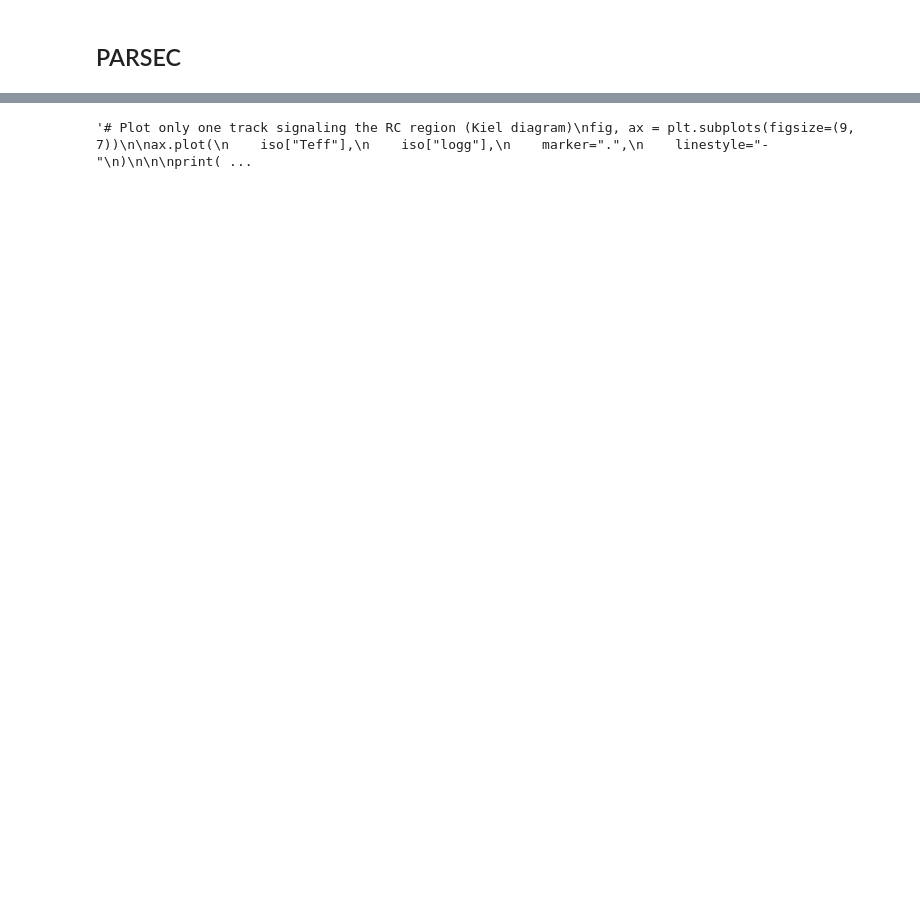
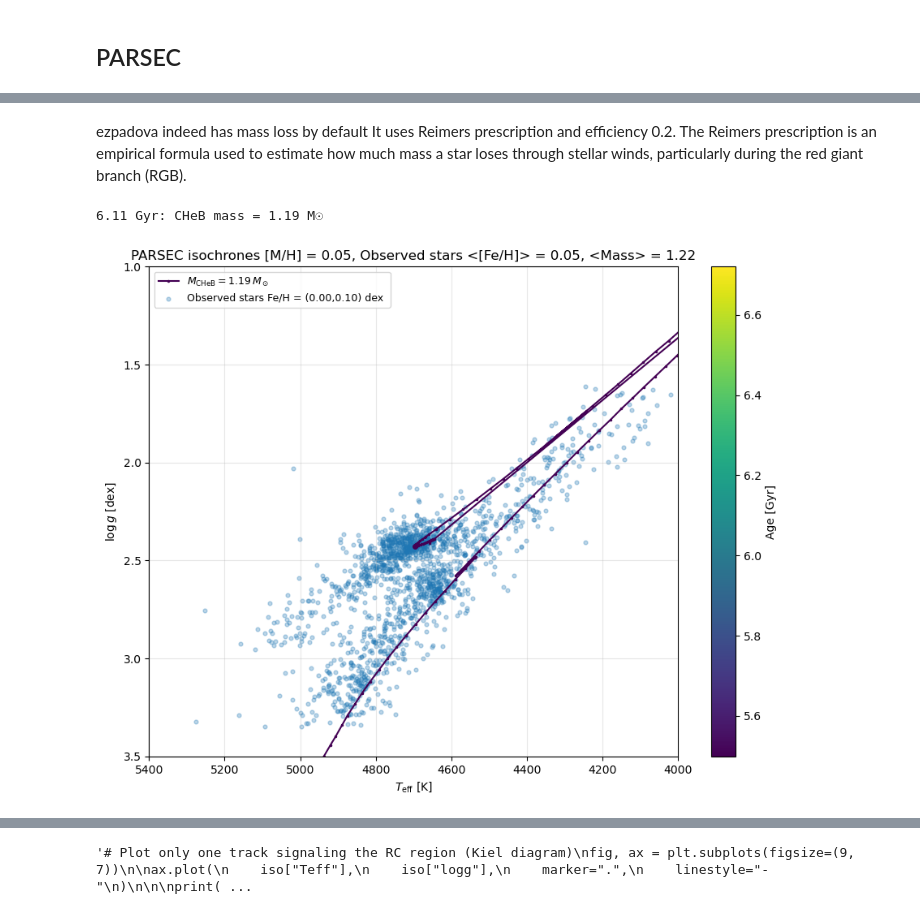
Before and after one commit to juanpabloidarraga/master_thesis, a Jupyter notebook: code/Sidequests/Isochrone_analysis.ipynb, the cells around one changed output, grey strips where cells are left out. Saved outputs shown, nothing was run; the diff lists cells and outputs as text; code cells hidden in the pictures; blank space fills up the shorter version.

```diff
--- a/code/Sidequests/Isochrone_analysis.ipynb
+++ b/code/Sidequests/Isochrone_analysis.ipynb
@@ -82,0 +111,78 @@ Saved parsec_isochrones/isochrone_age_6.0Gyr.csv | Points: 319
+# %% [markdown]
+ezpadova indeed has mass loss by default It uses Reimers prescription and efficiency 0.2. The Reimers prescription is an empirical formula used to estimate how much mass a star loses through stellar winds, particularly during the red giant branch (RGB).
+# %%
+# ==============================================================================
+# Plotting a pop in metallicity bin (all masses) and isochrones for different masses
+# ==============================================================================
+
+fig, ax = plt.subplots(figsize=(9, 7))
+
+cmap = plt.cm.viridis
+norm = plt.Normalize(min(ages)/1e9, max(ages)/1e9)
+
+
+for age, iso in isochrones.items():
+
+    Teff = 10**iso["logTe"]
+
+    idx = iso.iloc[150:200]["logg"].idxmax()
+    ax.plot(Teff.loc[idx], iso.loc[idx, "logg"], marker="o", markersize=4, color=cmap(norm(age / 1e9)))
+
+    iso_mass = iso.loc[idx, "Mini"]
+    age_index = np.argmin(np.abs(ages - age))
+
+
+    ax.plot(
+        Teff,#[150:200],
+        iso["logg"],#[150:200],
+        marker=".",
+        markersize=3,
+        linestyle="-",
+        color=cmap(norm(age/1e9)),
+        label=rf"$M_{{\rm CHeB}}={iso_mass:.2f}\,M_\odot$"
+    )
+
+
+    idx = iso.iloc[150:200]["logg"].idxmax()
+    #ax.plot(Teff.loc[idx], iso.loc[idx, "logg"], marker="o", markersize=4, color=cmap(norm(age / 1e9)))
+
+    iso_mass = iso.loc[idx, "Mini"]
+    age_index = np.argmin(np.abs(ages - age))
+
+    iso_mass = iso.loc[idx, "Mini"]
+    CHeB_label = iso.loc[idx, "label"]
+    age_index = np.argmin(np.abs(ages - age))
+
+    print(f"{age / 1e9:.2f} Gyr: CHeB mass = {iso_mass:.2f} M☉")
+
+
+#plot the observed data
+
+ax.scatter(stars_bin['Teff'], stars_bin['logg_scaling'],
+           s=12, alpha=0.3, label=rf'Observed stars Fe/H = ({0.0:.2f},{0.1:.2f}) dex ')
+
+
+
+# Colorbar
+sm = plt.cm.ScalarMappable(cmap=cmap, norm=norm)
+sm.set_array([])
+
+cbar = fig.colorbar(sm, ax=ax)
+cbar.set_label("Age [Gyr]")
+
+#plot the observed data
+
+# Labels
+ax.set_xlabel(r"$T_{\rm eff}\ [\mathrm{K}]$")
+ax.set_ylabel(r"$\log g\ [\mathrm{dex}]$")
+ax.set_title(rf"PARSEC isochrones [M/H] = {metallicity:.2f}, Observed stars <[Fe/H]> = {metallicity:.2f}, <Mass> = {bin_mean_mass:.2f}")
+
+ax.set_xlim(5400, 4000)
+ax.set_ylim(3.5,1.0)
+plt.legend(loc="upper left", fontsize=9)
+ax.grid(alpha=0.3)
+fig.tight_layout()
+plt.show()
+# %% [output]
+6.11 Gyr: CHeB mass = 1.19 M☉
+[figure, added]
```
Also changed, not shown: parts of 22 cells of this notebook, 22 other files.
